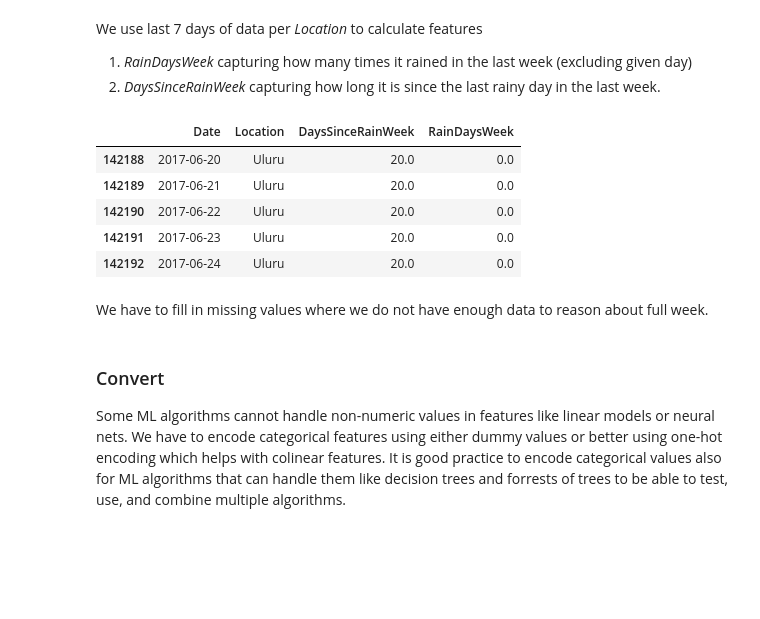
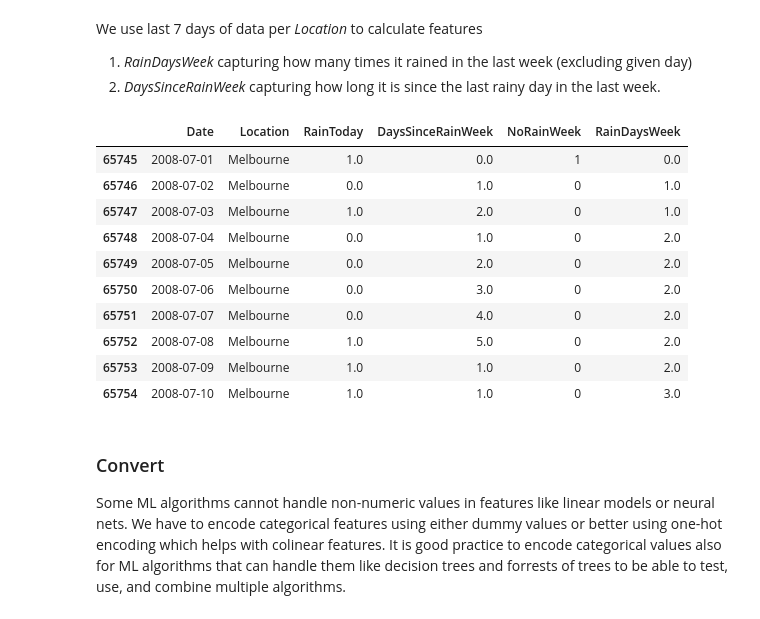
Before and after one commit to avast/machine-learning-python, a Jupyter notebook: imlp_1_data.ipynb, the cells around one changed output. Saved outputs shown, nothing was run; the diff lists cells and outputs as text; code cells hidden in the pictures; blank space fills up the shorter version.

```diff
--- a/imlp_1_data.ipynb
+++ b/imlp_1_data.ipynb
@@ -230,7 +241,7 @@ d.describe()
 | max | 145.000000 | 36.854485 | 10.268111 | 9.979255 | 101.972299 | 100.000000 | 1.000000 | 1.000000 | ... |
 # %%
 # replace imputed columns including indicators
-cols_wo_rt = [c for c in cols if 'RainToday' not in c]
-df.drop(cols_wo_rt, axis=1, inplace=True)
-cols_wo_rt = cols_wo_rt + [f'{c}_missing' for c in cols if 'RainToday' not in c]
-df = pd.concat([df, d[cols_wo_rt]], axis=1)
+# cols_wo_rt = [c for c in cols if 'RainToday' not in c]
+# df.drop(cols_wo_rt, axis=1, inplace=True)
+# cols_wo_rt = cols_wo_rt + [f'{c}_missing' for c in cols if 'RainToday' not in c]
+# df = pd.concat([df, d[cols_wo_rt]], axis=1)
@@ -404,7 +413,7 @@ def agg_rain_days(x):
 
 def rolling_feature(d, by, on, val, window, name, agg_fce):
     cs = [by, on]
-    r = d.sort_values(cs).groupby(by).rolling(window, on=on, min_period=1)
+    r = d.sort_values(cs).groupby(by).rolling(window, on=on, min_periods=1)
 
     agg = r.apply(agg_fce, raw=True)
     agg[name] = agg[val] # agg has aggregated values in column val
@@ -424,25 +433,31 @@ We use last 7 days of data per *Location* to calculate features
 # %%
 # rolling_feature is custom rolling window function that takes different aggregation functions
 dsrw = rolling_feature(df[['DateD', 'Location', 'RainToday']], 'Location', 'DateD', 'RainToday', 8, 'DaysSinceRainWeek', agg_days_since_rain)
 rdw = rolling_feature(df[['DateD', 'Location', 'RainToday']], 'Location', 'DateD', 'RainToday', 8, 'RainDaysWeek', agg_rain_days)
 
 # prepare original dataset to have the same index as rv
 d = df.copy()
 d.set_index(['Location'], append=True, inplace=True)
 d.rename_axis(('Id', 'Location'), inplace=True)
 d.reset_index(inplace=True)
 
 # merge new features and drop technical columns
 d = d.merge(dsrw, on=['Id', 'Location'])
 d = d.merge(rdw, on=['Id', 'Location'])
 
-d[['Date', 'Location', 'DaysSinceRainWeek', 'RainDaysWeek']].tail()
+d['NoRainWeek'] = d['DaysSinceRainWeek'].map(lambda l: 1 if l == 20 else 0)
+d['DaysSinceRainWeek'] = d['DaysSinceRainWeek'].replace({20: 0})
+
+d[(d.Location == 'Melbourne')][['Date', 'Location', 'RainToday', 'DaysSinceRainWeek', 'NoRainWeek', 'RainDaysWeek']].head(10)
 # %% [output]
-|  | Date | Location | DaysSinceRainWeek | RainDaysWeek |
-| 142188 | 2017-06-20 | Uluru | 20.0 | 0.0 |
-| 142189 | 2017-06-21 | Uluru | 20.0 | 0.0 |
-| 142190 | 2017-06-22 | Uluru | 20.0 | 0.0 |
-| 142191 | 2017-06-23 | Uluru | 20.0 | 0.0 |
-| 142192 | 2017-06-24 | Uluru | 20.0 | 0.0 |
+|  | Date | Location | RainToday | DaysSinceRainWeek | NoRainWeek | RainDaysWeek |
+| 65745 | 2008-07-01 | Melbourne | 1.0 | 0.0 | 1 | 0.0 |
+| 65746 | 2008-07-02 | Melbourne | 0.0 | 1.0 | 0 | 1.0 |
+| 65747 | 2008-07-03 | Melbourne | 1.0 | 2.0 | 0 | 1.0 |
+| 65748 | 2008-07-04 | Melbourne | 0.0 | 1.0 | 0 | 2.0 |
+| 65749 | 2008-07-05 | Melbourne | 0.0 | 2.0 | 0 | 2.0 |
+| 65750 | 2008-07-06 | Melbourne | 0.0 | 3.0 | 0 | 2.0 |
+| 65751 | 2008-07-07 | Melbourne | 0.0 | 4.0 | 0 | 2.0 |
+| 65752 | 2008-07-08 | Melbourne | 1.0 | 5.0 | 0 | 2.0 |
+| 65753 | 2008-07-09 | Melbourne | 1.0 | 1.0 | 0 | 2.0 |
+| 65754 | 2008-07-10 | Melbourne | 1.0 | 1.0 | 0 | 3.0 |
-# %% [markdown]
-We have to fill in missing values where we do not have enough data to reason about full week.
```
Also changed, not shown: parts of 38 cells of this notebook, 5 other files.
